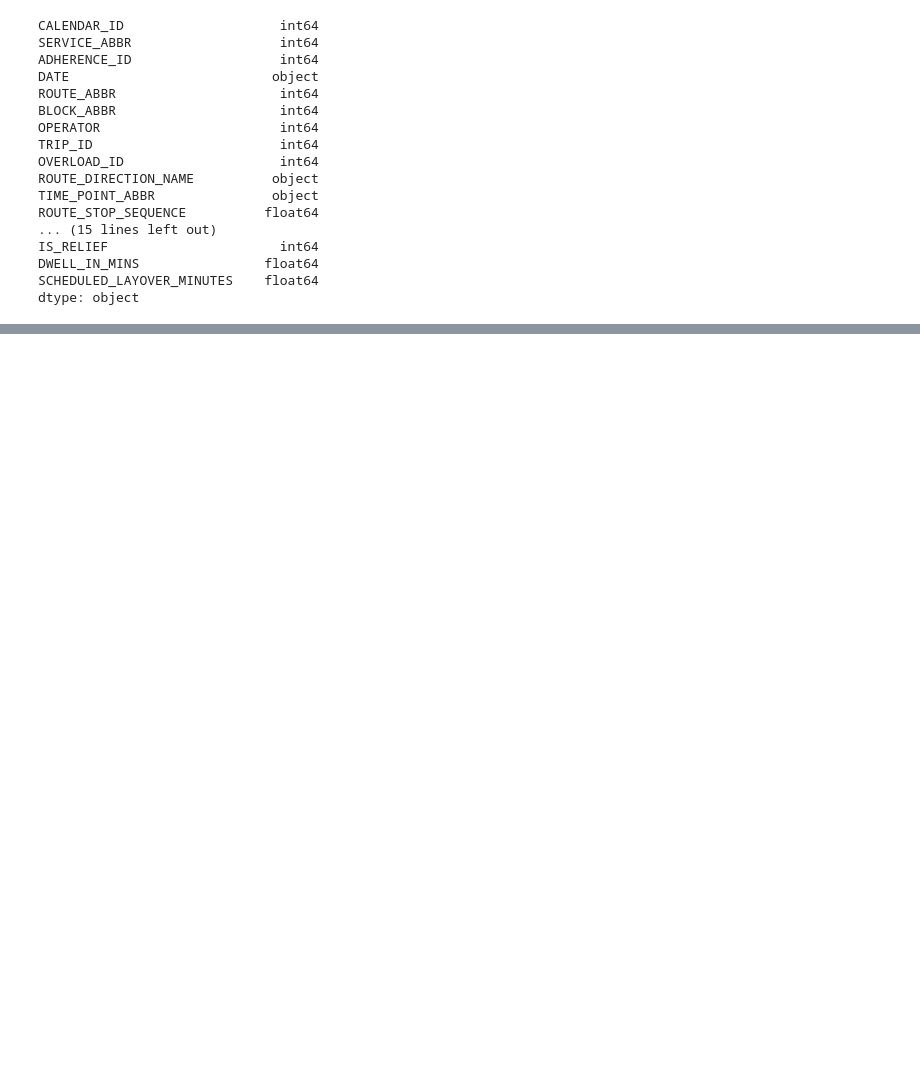
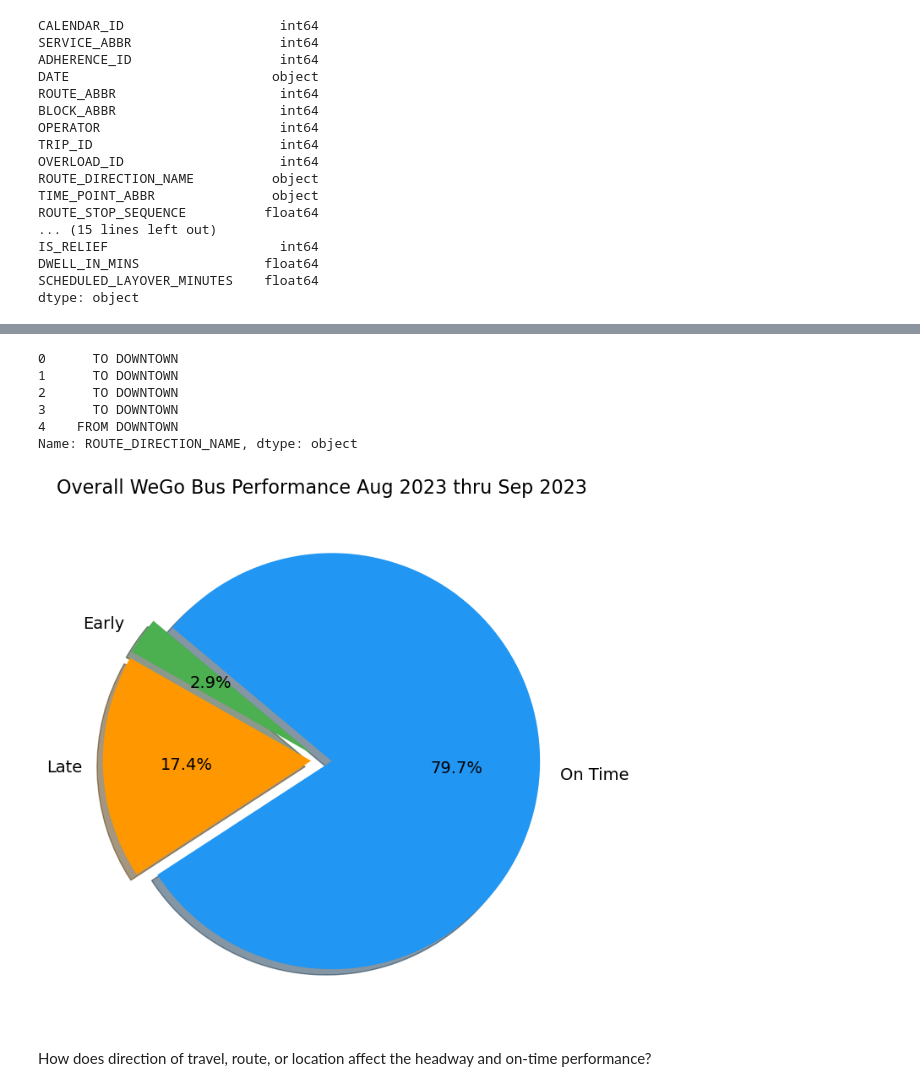
Before and after one commit to NSS-Data-Analytics-Cohort-12/wego-python-da12-pumpkin-py-latte, a Jupyter notebook: notebooks/we_go_project_patrick.ipynb, the cells around one changed output, grey strips where cells are left out. Cells and saved outputs as stored; diff of their text form; code cells hidden in the pictures; blank space fills up the shorter version.

```diff
--- a/notebooks/we_go_project_patrick.ipynb
+++ b/notebooks/we_go_project_patrick.ipynb
@@ -389,0 +467,40 @@ dtype: object
+# %%
+wego['ROUTE_DIRECTION_NAME'].head()
+# %% [output]
+0      TO DOWNTOWN
+1      TO DOWNTOWN
+2      TO DOWNTOWN
+3      TO DOWNTOWN
+4    FROM DOWNTOWN
+Name: ROUTE_DIRECTION_NAME, dtype: object
+# %%
+data = {
+    'Early': early_perf,
+    'Late': late_perf,
+    'On Time': ontime_perf
+}
+
+# Convert data to a Pandas Series
+data_series = pd.Series(data)
+
+# Custom color palette for the pie chart
+colors = ['#4CAF50', '#FF9800', '#2196F3']
+
+# Plotting the pie chart with enhanced visuals
+plt.figure(figsize=(8, 8))  # Optional: Specify the size of the figure
+plt.pie(data_series,
+        labels=data_series.index,
+        autopct='%1.1f%%',
+        startangle=140,
+        colors=colors,    # Apply custom colors
+        shadow=True,      # Add a shadow for better depth perception
+        explode=(0.05, 0.05, 0.05),  # Slightly separate the slices
+        textprops={'fontsize': 14})  # Increase font size of labels
+
+plt.title('Overall WeGo Bus Performance Aug 2023 thru Sep 2023', fontsize=16)
+
+plt.show()
+# %% [output]
+[figure, added]
+# %% [markdown]
+How does direction of travel, route, or location affect the headway and on-time performance?
```
Also changed, not shown: parts of 11 cells of this notebook.
